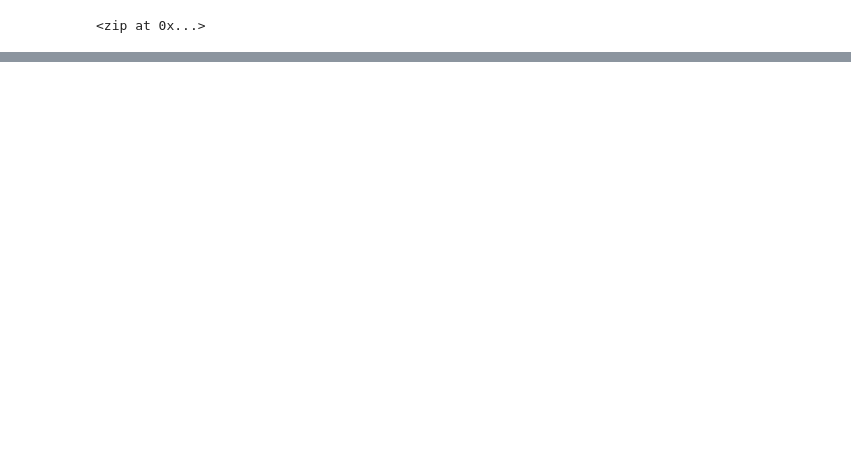
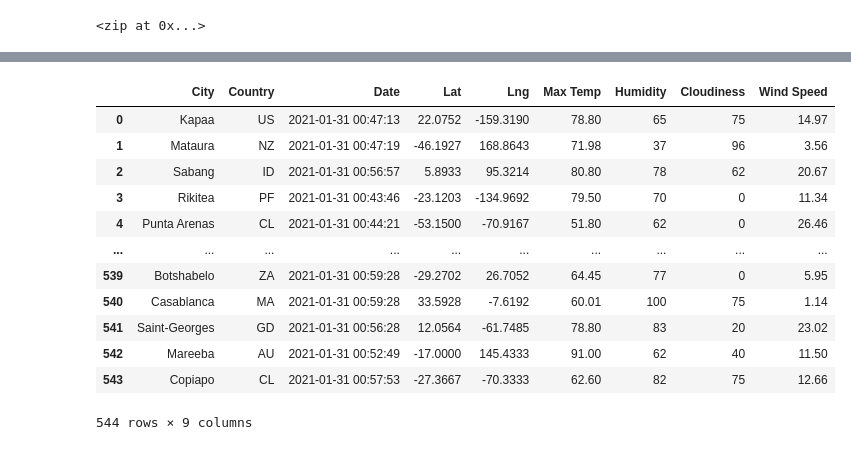
Before and after one commit to wahib453/World_Weather_Analysis, a Jupyter notebook: WeatherPy.ipynb, the cells around one changed output, grey strips where cells are left out. Drawn from its saved outputs; the diff is of its cells as text; code cells hidden in the pictures; blank space fills up the shorter version.

Commit message:
Updated weatherPy file

```diff
--- a/WeatherPy.ipynb
+++ b/WeatherPy.ipynb
@@ -34,0 +35,10 @@ len(cities)
+# %%
+# Import the requests library.
+import requests
+
+# Import the API key.
+from config import weather_api_key
+
+# Starting URL for Weather Map API Call.
+url = "https://api.openweathermap.org/data/2.5/weather?units=Imperial&APPID=" + weather_api_key
+print(url)
@@ -34,0 +133,4 @@ len(cities)
+# %%
+# Convert the array of dictionaries to a Pandas DataFrame.
+city_data_df = pd.DataFrame(city_data)
+city_data_df.head(10)
@@ -34,0 +149,21 @@ len(cities)
+# %%
+# Reorder the columns in the order you want them to appear.
+new_column_order = ["City", "Country", "Date", "Lat", "Lng", "Max Temp", "Humidity",  "Cloudiness", "Wind Speed"]
+# %%
+# Assign city data df the new column order.
+city_data_df = city_data_df[new_column_order]
+city_data_df
+# %% [output]
+|  | City | Country | Date | Lat | Lng | Max Temp | Humidity | Cloudiness | Wind Speed |
+| 0 | Kapaa | US | 2021-01-31 00:47:13 | 22.0752 | -159.3190 | 78.80 | 65 | 75 | 14.97 |
+| 1 | Mataura | NZ | 2021-01-31 00:47:19 | -46.1927 | 168.8643 | 71.98 | 37 | 96 | 3.56 |
+| 2 | Sabang | ID | 2021-01-31 00:56:57 | 5.8933 | 95.3214 | 80.80 | 78 | 62 | 20.67 |
+| 3 | Rikitea | PF | 2021-01-31 00:43:46 | -23.1203 | -134.9692 | 79.50 | 70 | 0 | 11.34 |
+| 4 | Punta Arenas | CL | 2021-01-31 00:44:21 | -53.1500 | -70.9167 | 51.80 | 62 | 0 | 26.46 |
+| ... | ... | ... | ... | ... | ... | ... | ... | ... | ... |
+| 539 | Botshabelo | ZA | 2021-01-31 00:59:28 | -29.2702 | 26.7052 | 64.45 | 77 | 0 | 5.95 |
+| 540 | Casablanca | MA | 2021-01-31 00:59:28 | 33.5928 | -7.6192 | 60.01 | 100 | 75 | 1.14 |
+| 541 | Saint-Georges | GD | 2021-01-31 00:56:28 | 12.0564 | -61.7485 | 78.80 | 83 | 20 | 23.02 |
+| 542 | Mareeba | AU | 2021-01-31 00:52:49 | -17.0000 | 145.4333 | 91.00 | 62 | 40 | 11.50 |
+| 543 | Copiapo | CL | 2021-01-31 00:57:53 | -27.3667 | -70.3333 | 62.60 | 82 | 75 | 12.66 |
+544 rows × 9 columns
```
Also changed, not shown: parts of 7 cells of this notebook, 4 other files.
